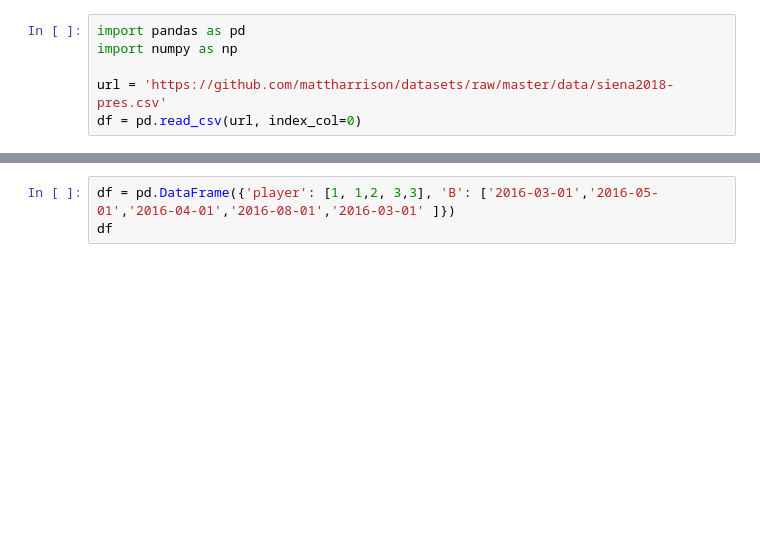
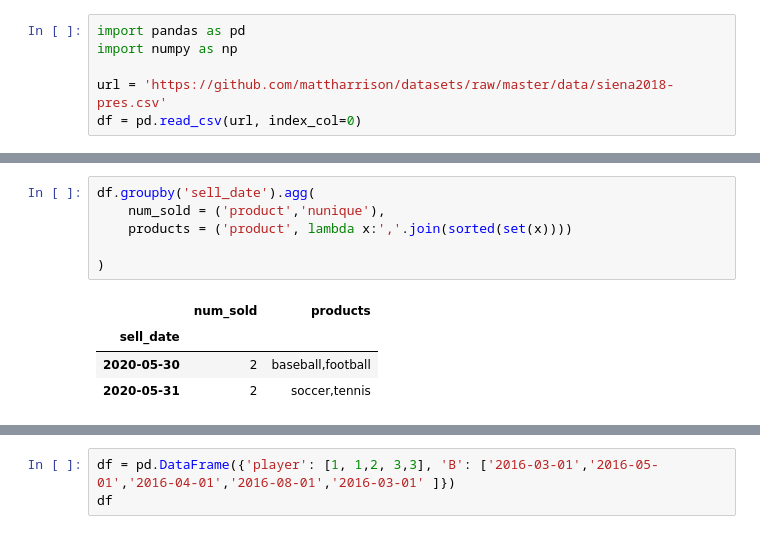
Before and after one commit to stevechengnyc/effective-pandas, a Jupyter notebook: 22-dealing-with-missing-and-duplicated-data.ipynb, the cells around one changed output, grey strips where cells are left out. Drawn from its saved outputs; the diff is of its cells as text; blank space fills up the shorter version.

```diff
--- a/22-dealing-with-missing-and-duplicated-data.ipynb
+++ b/22-dealing-with-missing-and-duplicated-data.ipynb
@@ -8,0 +18,11 @@ df = pd.read_csv(url, index_col=0)
+# %%
+df.groupby('sell_date').agg(
+    num_sold = ('product','nunique'),
+    products = ('product', lambda x:','.join(sorted(set(x))))
+
+)
+# %% [output]
+|  | num_sold | products |
+| sell_date |  |  |
+| 2020-05-30 | 2 | baseball,football |
+| 2020-05-31 | 2 | soccer,tennis |
```
Also changed, not shown: parts of 4 cells of this notebook.
